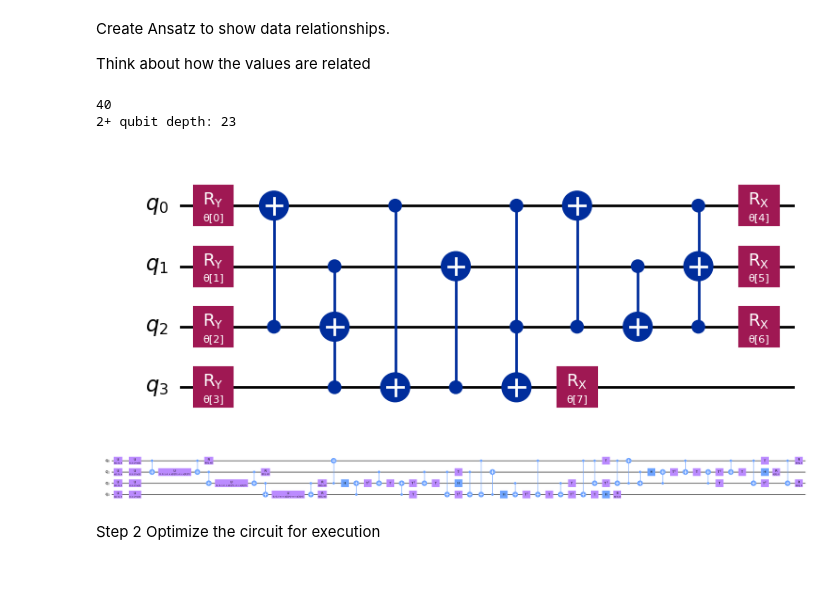
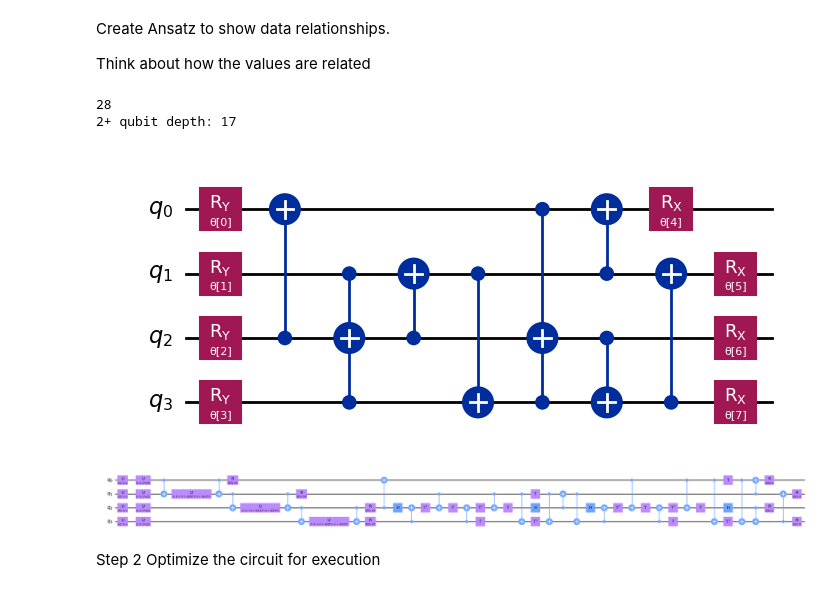
Before and after one commit to peoplesinc/air-pollution-data, a Jupyter notebook: baltimore-figures/baltimore_qml.ipynb, the cells around one changed output. Saved outputs shown, nothing was run; the diff lists cells and outputs as text; code cells hidden in the pictures.

```diff
--- a/baltimore-figures/baltimore_qml.ipynb
+++ b/baltimore-figures/baltimore_qml.ipynb
@@ -501,27 +505,28 @@ Think about how the values are related
 # %%
 # Import the necessary packages
 from qiskit import QuantumCircuit
 
 # Here is a list of qubit pairs between which we want CNOT gates. The choice of these is not yet obvious.
 # Change this to include ALL of the demographic group qubits
 
 #qnn_cnot_list = [[2,0],[1,3,2],[0,3],[3,1],[0,1,3],[2,0],[1,2]] #Ansatz
 
-qnn_cnot_list = [[2,0],[1,3,2],[0,3],[3,1],[0,2,3],[2,0],[1,2],[0,2,1]] #Ansatz
+# qnn_cnot_list = [[2,0],[1,3,2],[0,3],[3,1],[0,2,3],[1,2],[1,2,0]] #Ansatz
+qnn_cnot_list = [[2,0],[1,3,2],[2,1],[1,3],[0,3,2],[1,0],[2,3],[3,1]] #Ansatz
 
 ansatz = create_ansatz_circuit(qubits=num_qubits, superposition=False, gate_list=qnn_cnot_list)
 # Check the circuit depth, and the two-qubit gate depth
 print(ansatz.decompose().depth())
 print(
     f"2+ qubit depth: {ansatz.decompose().depth(lambda instr: len(instr.qubits) > 1)}"
 )
 
 # Draw the circuit
 ansatz.draw("mpl")
 # %% [output]
-40
-2+ qubit depth: 23
+28
+2+ qubit depth: 17
-[figure, old version]
+[figure, new version]
 # %%
 # QNN ansatz
 
@@ -534,7 +539,7 @@ full_circuit.compose(ansatz, range(num_qubits), inplace=True)
 # Display the circuit
 full_circuit.decompose().draw("mpl", style="clifford", fold=-1)
 # %% [output]
-[figure, old version]
+[figure, new version]
 # %% [markdown]
 Step 2
 Optimize the circuit for execution
```
Also changed, not shown: parts of 9 cells of this notebook.
